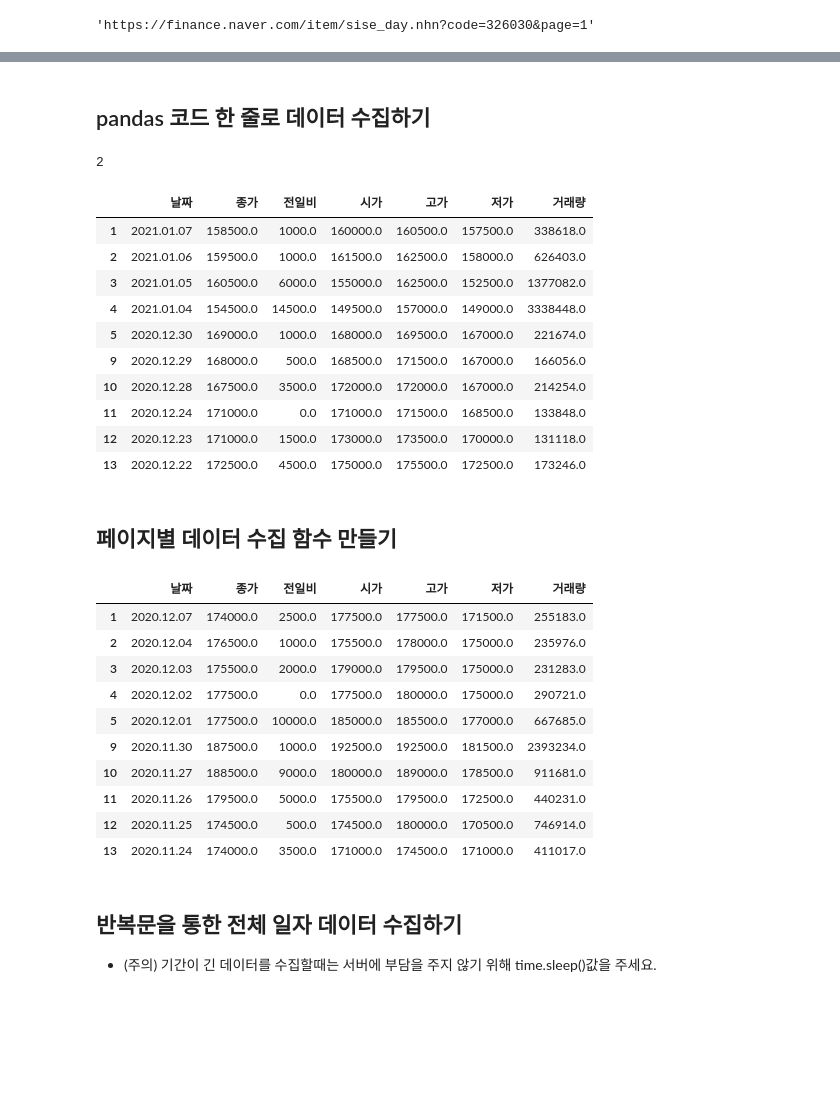
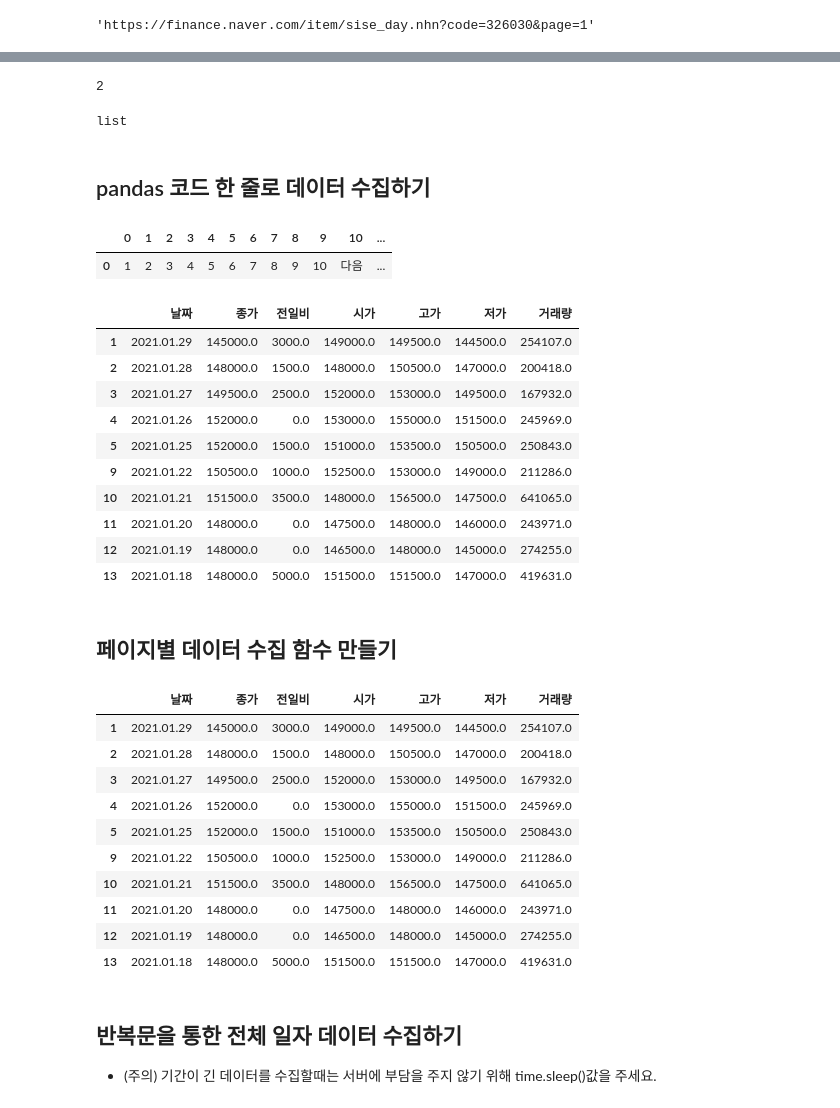
Before and after one commit to corazzon/finance-data-analysis, a Jupyter notebook: 3.3 네이버금융 개별종목 수집-output.ipynb, the cells around one changed output, grey strips where cells are left out. Drawn from its saved outputs; the diff is of its cells as text; code cells hidden in the pictures; blank space fills up the shorter version.

Commit message:
add requests and bs code

```diff
--- a/3.3 네이버금융 개별종목 수집-output.ipynb
+++ b/3.3 네이버금융 개별종목 수집-output.ipynb
@@ -50,10 +50,10 @@ import pandas as pd
 
 item_code = "326030"
 item_name = "SK바이오팜"
-
+page_no = 1
 
 # 종목 URL 만들기
-url = f"https://finance.naver.com/item/sise_day.nhn?code={item_code}&page=1"
+url = f"https://finance.naver.com/item/sise_day.nhn?code={item_code}&page={page_no}"
 url
 # %% [output]
 'https://finance.naver.com/item/sise_day.nhn?code=326030&page=1'
@@ -59,0 +64,7 @@ url
+# %%
+import requests
+
+headers = {'user-agent': 'Mozilla/5.0 (Macintosh; Intel Mac OS X 10_15_7) AppleWebKit/537.36 (KHTML, like Gecko) Chrome/88.0.4324.96 Safari/537.36'}
+
+response = requests.get(url, headers=headers)
+# response.text
@@ -60,3 +73,15 @@ url
+# %%
+from bs4 import BeautifulSoup as bs
+
+html = bs(response.text, "lxml")
+table = html.select("table")
+len(table)
+# %% [output]
+2
+# %%
+type(table)
+# %% [output]
+list
 # %% [markdown]
 ## pandas 코드 한 줄로 데이터 수집하기
 # %%
@@ -64,28 +89,29 @@ url
 # cp949는 한글 인코딩을 위해 사용합니다. 기본 인코딩 설정은 utf-8 이며,
 # 네이버의 일별 시세는 cp949 인코딩으로 불러올 수 있습니다.
 # 데이터를 로드 했을 때 한글 인코딩이 깨진다면 대부분 cp949 로 불러올 수 있습니다.
-table = pd.read_html(url, encoding="cp949")
-len(table)
+table = pd.read_html(str(table))
-# %% [output]
-2
 # %%
 # table[0]와 table[1]을 확인하여 보면 table[0]에 필요한 데이터들이 있습니다.
-temp = table[0]
+table[1]
+# %% [output]
+|  | 0 | 1 | 2 | 3 | 4 | 5 | 6 | 7 | 8 | 9 | 10 | ... |
+| 0 | 1 | 2 | 3 | 4 | 5 | 6 | 7 | 8 | 9 | 10 | 다음 | ... |
 # %%
 # dropna를 통해 결측치가 들어있는 row를 제거합니다.
-temp.dropna()
+temp = table[0].dropna()
+temp
 # %% [output]
 |  | 날짜 | 종가 | 전일비 | 시가 | 고가 | 저가 | 거래량 |
-| 1 | 2021.01.07 | 158500.0 | 1000.0 | 160000.0 | 160500.0 | 157500.0 | 338618.0 |
-| 2 | 2021.01.06 | 159500.0 | 1000.0 | 161500.0 | 162500.0 | 158000.0 | 626403.0 |
-| 3 | 2021.01.05 | 160500.0 | 6000.0 | 155000.0 | 162500.0 | 152500.0 | 1377082.0 |
-| 4 | 2021.01.04 | 154500.0 | 14500.0 | 149500.0 | 157000.0 | 149000.0 | 3338448.0 |
-| 5 | 2020.12.30 | 169000.0 | 1000.0 | 168000.0 | 169500.0 | 167000.0 | 221674.0 |
-| 9 | 2020.12.29 | 168000.0 | 500.0 | 168500.0 | 171500.0 | 167000.0 | 166056.0 |
-| 10 | 2020.12.28 | 167500.0 | 3500.0 | 172000.0 | 172000.0 | 167000.0 | 214254.0 |
-| 11 | 2020.12.24 | 171000.0 | 0.0 | 171000.0 | 171500.0 | 168500.0 | 133848.0 |
-| 12 | 2020.12.23 | 171000.0 | 1500.0 | 173000.0 | 173500.0 | 170000.0 | 131118.0 |
-| 13 | 2020.12.22 | 172500.0 | 4500.0 | 175000.0 | 175500.0 | 172500.0 | 173246.0 |
+| 1 | 2021.01.29 | 145000.0 | 3000.0 | 149000.0 | 149500.0 | 144500.0 | 254107.0 |
+| 2 | 2021.01.28 | 148000.0 | 1500.0 | 148000.0 | 150500.0 | 147000.0 | 200418.0 |
+| 3 | 2021.01.27 | 149500.0 | 2500.0 | 152000.0 | 153000.0 | 149500.0 | 167932.0 |
+| 4 | 2021.01.26 | 152000.0 | 0.0 | 153000.0 | 155000.0 | 151500.0 | 245969.0 |
+| 5 | 2021.01.25 | 152000.0 | 1500.0 | 151000.0 | 153500.0 | 150500.0 | 250843.0 |
+| 9 | 2021.01.22 | 150500.0 | 1000.0 | 152500.0 | 153000.0 | 149000.0 | 211286.0 |
+| 10 | 2021.01.21 | 151500.0 | 3500.0 | 148000.0 | 156500.0 | 147500.0 | 641065.0 |
+| 11 | 2021.01.20 | 148000.0 | 0.0 | 147500.0 | 148000.0 | 146000.0 | 243971.0 |
+| 12 | 2021.01.19 | 148000.0 | 0.0 | 146500.0 | 148000.0 | 145000.0 | 274255.0 |
+| 13 | 2021.01.18 | 148000.0 | 5000.0 | 151500.0 | 151500.0 | 147000.0 | 419631.0 |
 # %% [markdown]
 ## 페이지별 데이터 수집 함수 만들기
 # %%
@@ -103,19 +135,18 @@ def get_day_list(item_code, page_no):
 # %%
 # 함수가 잘 만들어졌는지 확인하기
-page_no = 3
-get_day_list(item_code, page_no)
+get_day_list(item_code, 1)
 # %% [output]
 |  | 날짜 | 종가 | 전일비 | 시가 | 고가 | 저가 | 거래량 |
-| 1 | 2020.12.07 | 174000.0 | 2500.0 | 177500.0 | 177500.0 | 171500.0 | 255183.0 |
-| 2 | 2020.12.04 | 176500.0 | 1000.0 | 175500.0 | 178000.0 | 175000.0 | 235976.0 |
-| 3 | 2020.12.03 | 175500.0 | 2000.0 | 179000.0 | 179500.0 | 175000.0 | 231283.0 |
-| 4 | 2020.12.02 | 177500.0 | 0.0 | 177500.0 | 180000.0 | 175000.0 | 290721.0 |
-| 5 | 2020.12.01 | 177500.0 | 10000.0 | 185000.0 | 185500.0 | 177000.0 | 667685.0 |
-| 9 | 2020.11.30 | 187500.0 | 1000.0 | 192500.0 | 192500.0 | 181500.0 | 2393234.0 |
-| 10 | 2020.11.27 | 188500.0 | 9000.0 | 180000.0 | 189000.0 | 178500.0 | 911681.0 |
-| 11 | 2020.11.26 | 179500.0 | 5000.0 | 175500.0 | 179500.0 | 172500.0 | 440231.0 |
-| 12 | 2020.11.25 | 174500.0 | 500.0 | 174500.0 | 180000.0 | 170500.0 | 746914.0 |
-| 13 | 2020.11.24 | 174000.0 | 3500.0 | 171000.0 | 174500.0 | 171000.0 | 411017.0 |
+| 1 | 2021.01.29 | 145000.0 | 3000.0 | 149000.0 | 149500.0 | 144500.0 | 254107.0 |
+| 2 | 2021.01.28 | 148000.0 | 1500.0 | 148000.0 | 150500.0 | 147000.0 | 200418.0 |
+| 3 | 2021.01.27 | 149500.0 | 2500.0 | 152000.0 | 153000.0 | 149500.0 | 167932.0 |
+| 4 | 2021.01.26 | 152000.0 | 0.0 | 153000.0 | 155000.0 | 151500.0 | 245969.0 |
+| 5 | 2021.01.25 | 152000.0 | 1500.0 | 151000.0 | 153500.0 | 150500.0 | 250843.0 |
+| 9 | 2021.01.22 | 150500.0 | 1000.0 | 152500.0 | 153000.0 | 149000.0 | 211286.0 |
+| 10 | 2021.01.21 | 151500.0 | 3500.0 | 148000.0 | 156500.0 | 147500.0 | 641065.0 |
+| 11 | 2021.01.20 | 148000.0 | 0.0 | 147500.0 | 148000.0 | 146000.0 | 243971.0 |
+| 12 | 2021.01.19 | 148000.0 | 0.0 | 146500.0 | 148000.0 | 145000.0 | 274255.0 |
+| 13 | 2021.01.18 | 148000.0 | 5000.0 | 151500.0 | 151500.0 | 147000.0 | 419631.0 |
 # %% [markdown]
 ## 반복문을 통한 전체 일자 데이터 수집하기
 * (주의) 기간이 긴 데이터를 수집할때는 서버에 부담을 주지 않기 위해 time.sleep()값을 주세요.
```
Also changed, not shown: parts of 24 cells of this notebook.
